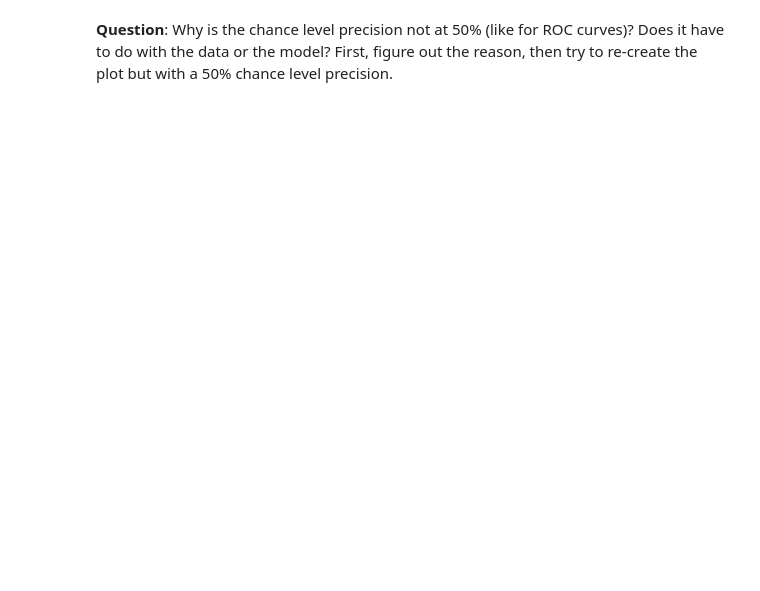
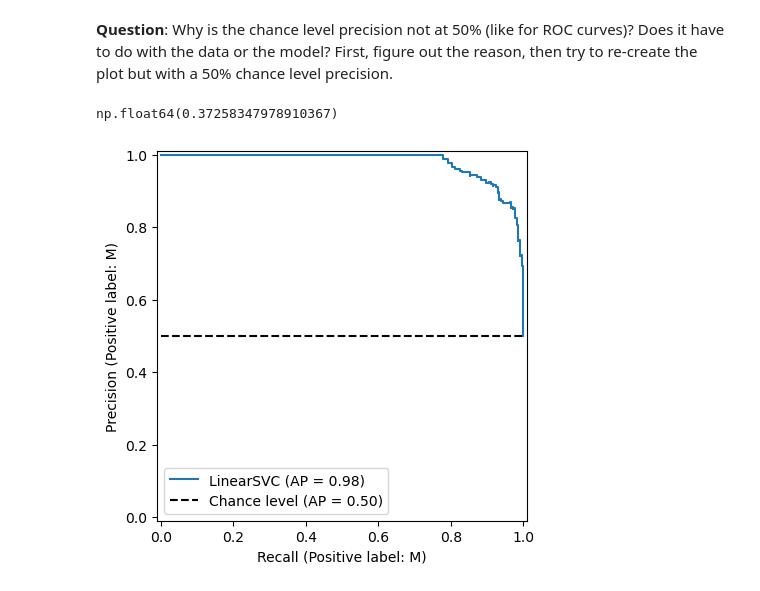
Before and after one commit to timoerc/AA_2025, a Jupyter notebook: Workshop_07/W7_coding_challenge_pre.ipynb, the cells around one changed output. Saved outputs shown, nothing was run; the diff lists cells and outputs as text; code cells hidden in the pictures; blank space fills up the shorter version.

```diff
--- a/Workshop_07/W7_coding_challenge_pre.ipynb
+++ b/Workshop_07/W7_coding_challenge_pre.ipynb
@@ -50,4 +133,29 @@ plt.show()
 # %% [markdown]
 **Question**: Why is the chance level precision not at 50% (like for ROC curves)? Does it have to do with the data or the model? First, figure out the reason, then try to re-create the plot but with a 50% chance level precision.
 # %%
-# your code here
+(cancer_df['diagnosis'] == "M").mean()
+# %% [output]
+np.float64(0.37258347978910367)
+# %%
+import pandas as pd
+from sklearn.preprocessing import StandardScaler
+from sklearn.svm import LinearSVC
+from sklearn.metrics import PrecisionRecallDisplay
+
+pos = cancer_df[cancer_df['diagnosis']=='M']
+neg = cancer_df[cancer_df['diagnosis']=='B']
+n = min(len(pos), len(neg))
+balanced = pd.concat([pos.sample(n, random_state=42), neg.sample(n, random_state=42)]).sample(frac=1, random_state=42)
+
+X_bal = balanced[['area_mean','concave points_mean']].values
+Y_bal = balanced['diagnosis'].values
+scaler = StandardScaler()
+X_bal_norm = scaler.fit_transform(X_bal)
+
+model_bal = LinearSVC(loss='hinge')
+model_bal.fit(X_bal_norm, Y_bal)
+
+PrecisionRecallDisplay.from_estimator(model_bal, X_bal_norm, Y_bal, plot_chance_level=True)
+plt.show()
+# %% [output]
+[figure, added]
```
Also changed, not shown: parts of 6 cells of this notebook, 1 other file.
